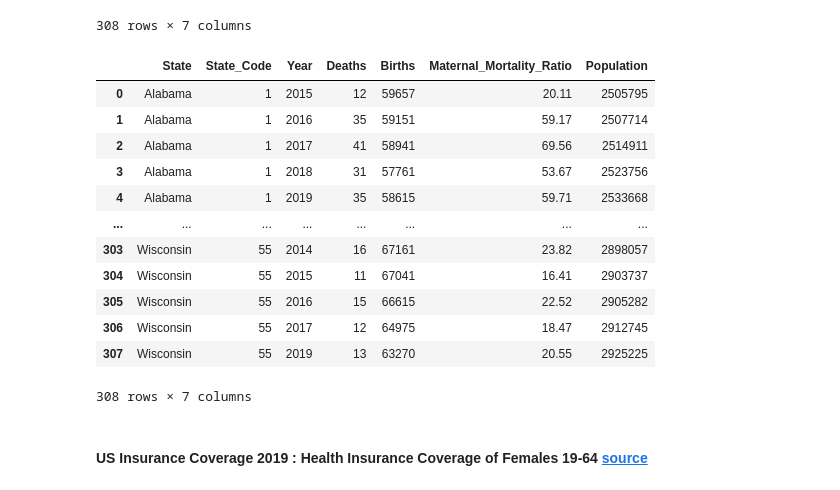
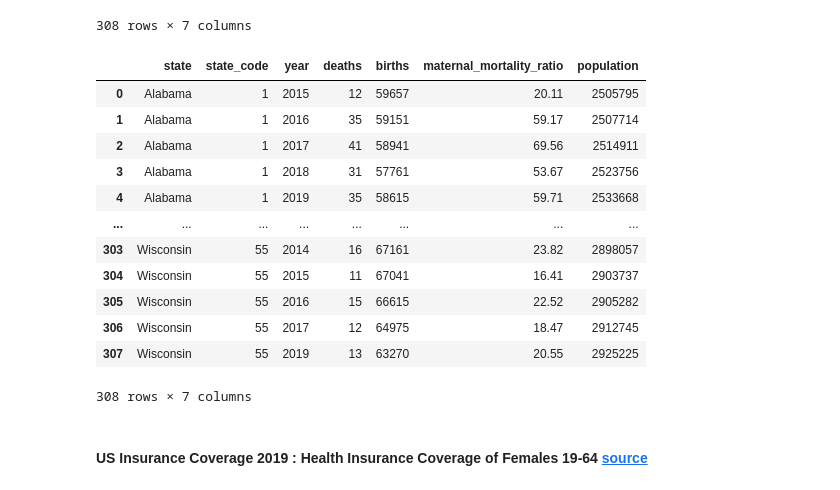
Before and after one commit to LeeProut/US-Maternal-Mortality, a Jupyter notebook: MMR_CDC.ipynb, the cells around one changed output. Drawn from its saved outputs; the diff is of its cells as text; code cells hidden in the pictures.

```diff
--- a/MMR_CDC.ipynb
+++ b/MMR_CDC.ipynb
@@ -292,10 +292,16 @@ CDC_final_df
 308 rows × 7 columns
 # %%
 #rename columns for database use
-CDC_final_columns_df = CDC_final_df.rename(columns={"State Code": "State_Code", "Maternal Mortality Ratio": "Maternal_Mortality_Ratio"})
+CDC_final_columns_df = CDC_final_df.rename(columns={"State": "state",
+                                                    "State Code": "state_code",
+                                                    "Year": "year",
+                                                    "Deaths": "deaths",
+                                                    "Births": "births",
+                                                    "Maternal Mortality Ratio": "maternal_mortality_ratio",
+                                                    "Population": "population"})
 CDC_final_columns_df
 # %% [output]
-|  | State | State_Code | Year | Deaths | Births | Maternal_Mortality_Ratio | Population |
+|  | state | state_code | year | deaths | births | maternal_mortality_ratio | population |
 | 0 | Alabama | 1 | 2015 | 12 | 59657 | 20.11 | 2505795 |
 | 1 | Alabama | 1 | 2016 | 35 | 59151 | 59.17 | 2507714 |
 | 2 | Alabama | 1 | 2017 | 41 | 58941 | 69.56 | 2514911 |
```
Also changed, not shown: parts of 3 cells of this notebook, 13 other files.
